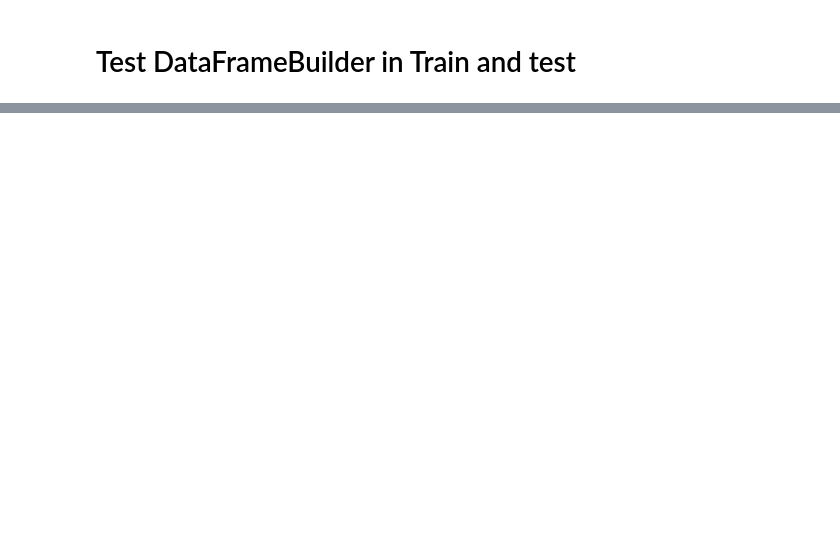
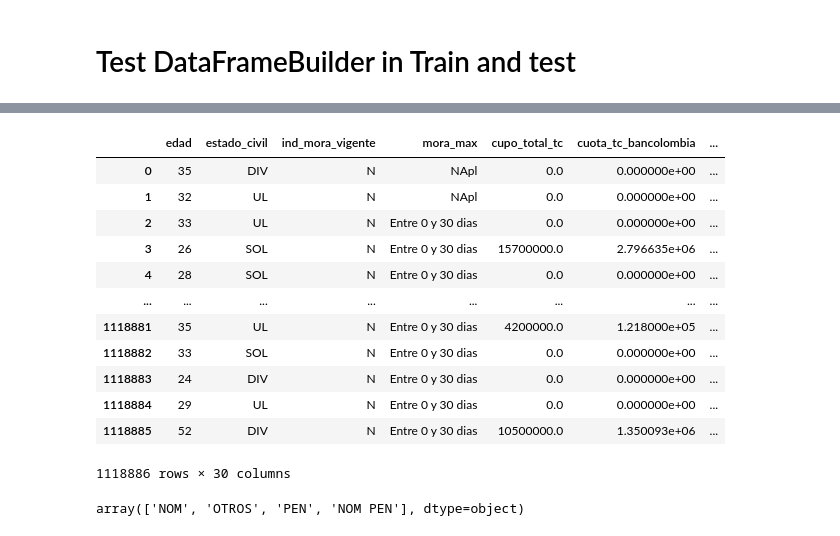
Before and after one commit to abdala9512/bc-dataton, a Jupyter notebook: notebooks/notebook_Miguel.ipynb, the cells around one changed output, grey strips where cells are left out. Drawn from its saved outputs; the diff is of its cells as text; code cells hidden in the pictures; blank space fills up the shorter version.

```diff
--- a/notebooks/notebook_Miguel.ipynb
+++ b/notebooks/notebook_Miguel.ipynb
@@ -383,0 +403,23 @@ Name: mora_max, Length: 583, dtype: int64
+# %%
+pycaret_df.drop(["periodo", "id_cli", "departamento_residencia",
+                 "ind", "ult_actual", "rep_calif_cred", "nro_tot_cuentas", "ctas_activas", "genero"], axis=1, inplace=True)
+# %%
+pycaret_df
+# %% [output]
+|  | edad | estado_civil | ind_mora_vigente | mora_max | cupo_total_tc | cuota_tc_bancolombia | ... |
+| 0 | 35 | DIV | N | NApl | 0.0 | 0.000000e+00 | ... |
+| 1 | 32 | UL | N | NApl | 0.0 | 0.000000e+00 | ... |
+| 2 | 33 | UL | N | Entre 0 y 30 dias | 0.0 | 0.000000e+00 | ... |
+| 3 | 26 | SOL | N | Entre 0 y 30 dias | 15700000.0 | 2.796635e+06 | ... |
+| 4 | 28 | SOL | N | Entre 0 y 30 dias | 0.0 | 0.000000e+00 | ... |
+| ... | ... | ... | ... | ... | ... | ... | ... |
+| 1118881 | 35 | UL | N | Entre 0 y 30 dias | 4200000.0 | 1.218000e+05 | ... |
+| 1118882 | 33 | SOL | N | Entre 0 y 30 dias | 0.0 | 0.000000e+00 | ... |
+| 1118883 | 24 | DIV | N | Entre 0 y 30 dias | 0.0 | 0.000000e+00 | ... |
+| 1118884 | 29 | UL | N | Entre 0 y 30 dias | 0.0 | 0.000000e+00 | ... |
+| 1118885 | 52 | DIV | N | Entre 0 y 30 dias | 10500000.0 | 1.350093e+06 | ... |
+1118886 rows × 30 columns
+# %%
+pycaret_df['cat_ingreso'].unique()
+# %% [output]
+array(['NOM', 'OTROS', 'PEN', 'NOM PEN'], dtype=object)
```
Also changed, not shown: parts of 37 cells of this notebook, 1 other file.
